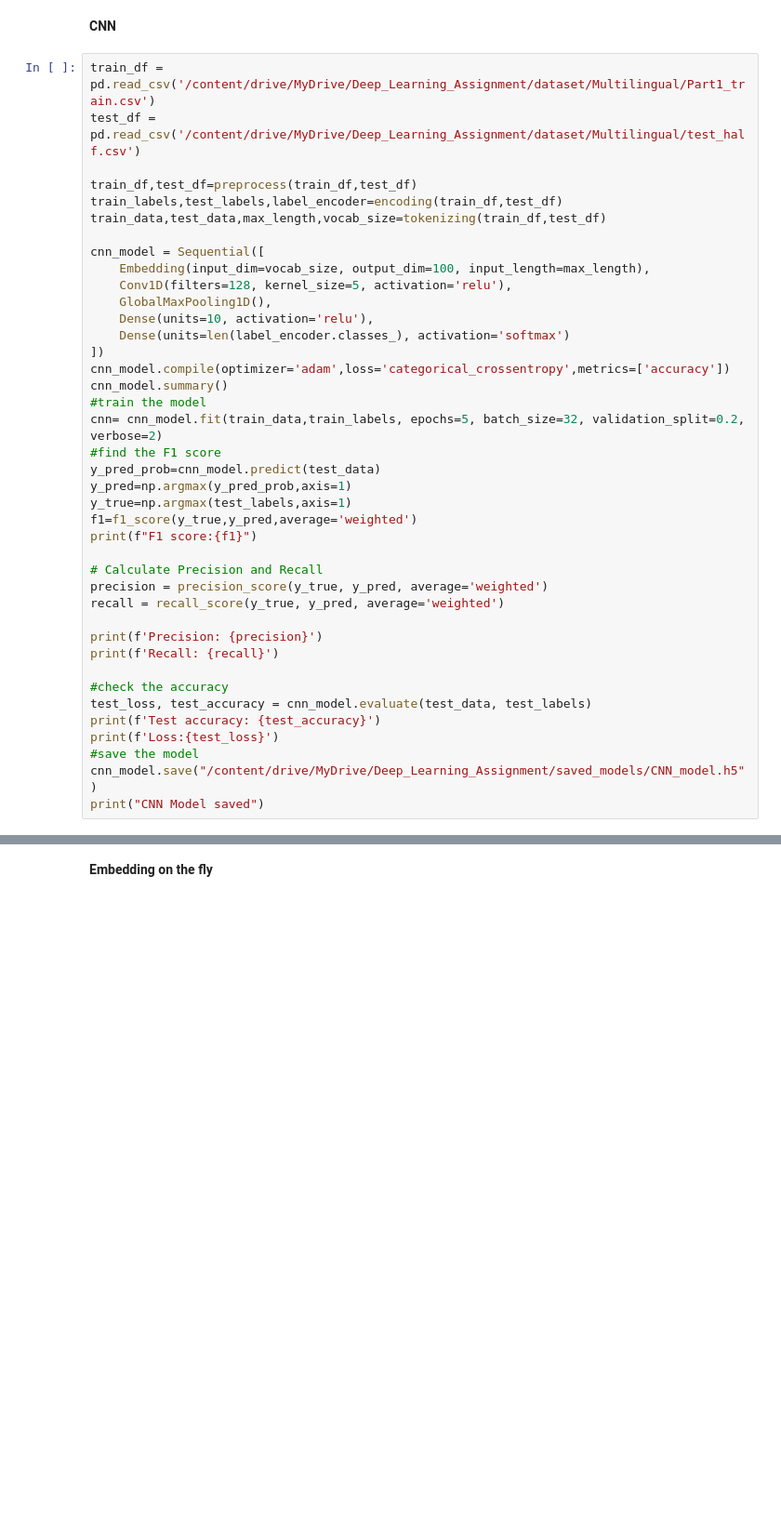
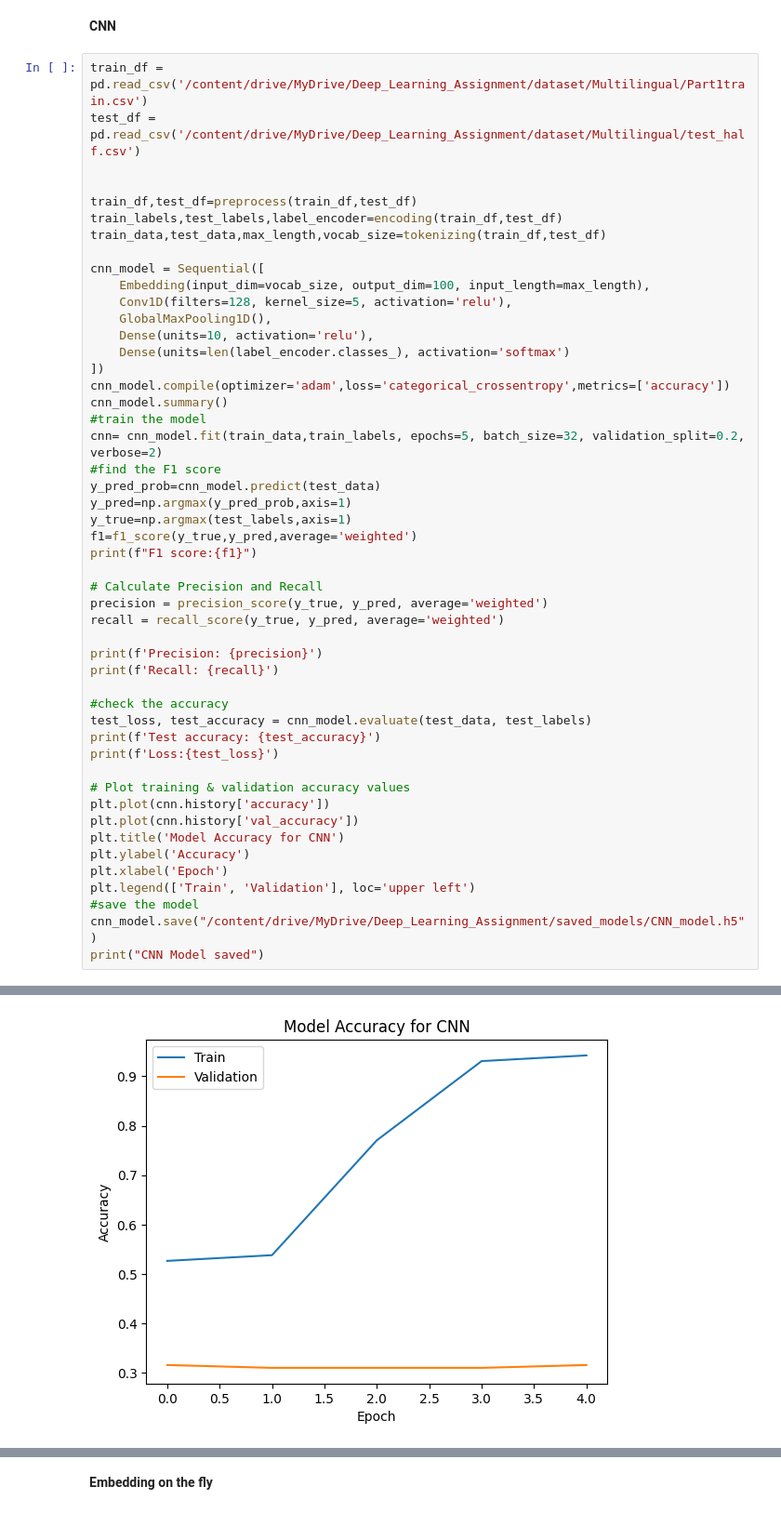
Before and after one commit to Madhuri301991/Deep_Learning_Assignment, a Jupyter notebook: PartA.ipynb, the cells around one changed output, grey strips where cells are left out. Shown at 93% size. Drawn from its saved outputs; the diff is of its cells as text; blank space fills up the shorter version.

```diff
--- a/PartA.ipynb
+++ b/PartA.ipynb
@@ -296,8 +402,9 @@ LSTM Model saved
 # %% [markdown]
 **CNN**
 # %%
-train_df = pd.read_csv('/content/drive/MyDrive/Deep_Learning_Assignment/dataset/Multilingual/Part1_train.csv')
+train_df = pd.read_csv('/content/drive/MyDrive/Deep_Learning_Assignment/dataset/Multilingual/Part1train.csv')
 test_df = pd.read_csv('/content/drive/MyDrive/Deep_Learning_Assignment/dataset/Multilingual/test_half.csv')
+
 
 train_df,test_df=preprocess(train_df,test_df)
 train_labels,test_labels,label_encoder=encoding(train_df,test_df)
@@ -332,6 +439,14 @@ print(f'Recall: {recall}')
 test_loss, test_accuracy = cnn_model.evaluate(test_data, test_labels)
 print(f'Test accuracy: {test_accuracy}')
 print(f'Loss:{test_loss}')
+
+# Plot training & validation accuracy values
+plt.plot(cnn.history['accuracy'])
+plt.plot(cnn.history['val_accuracy'])
+plt.title('Model Accuracy for CNN')
+plt.ylabel('Accuracy')
+plt.xlabel('Epoch')
+plt.legend(['Train', 'Validation'], loc='upper left')
 #save the model
 cnn_model.save("/content/drive/MyDrive/Deep_Learning_Assignment/saved_models/CNN_model.h5")
 print("CNN Model saved")
@@ -356 +471,2 @@ Loss:1.5586867332458496
 CNN Model saved
+[figure, added]
```
Also changed, not shown: parts of 24 cells of this notebook, 2 other files.
